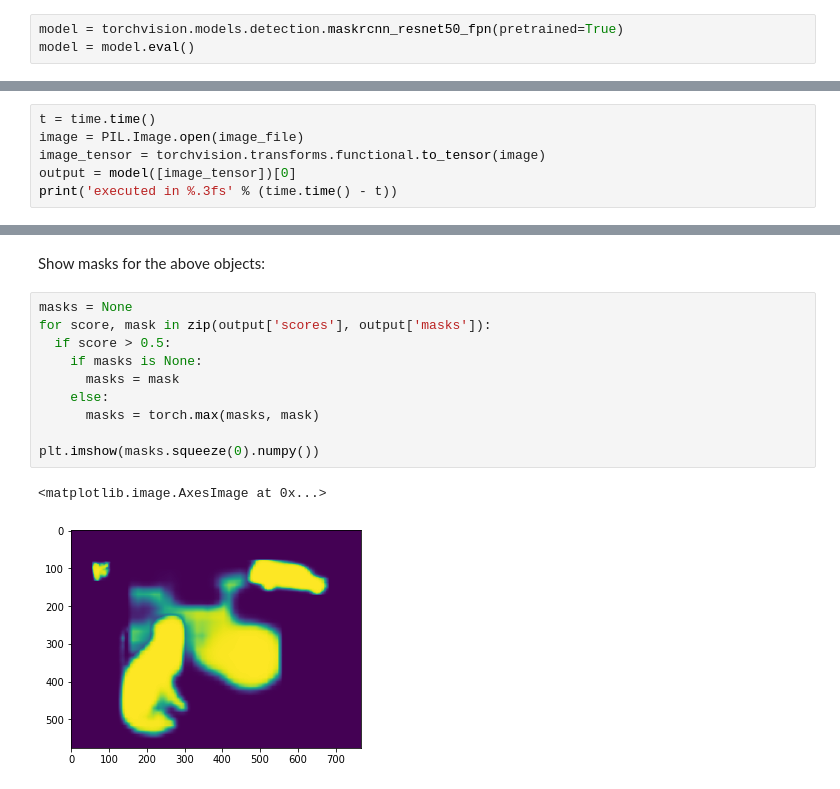
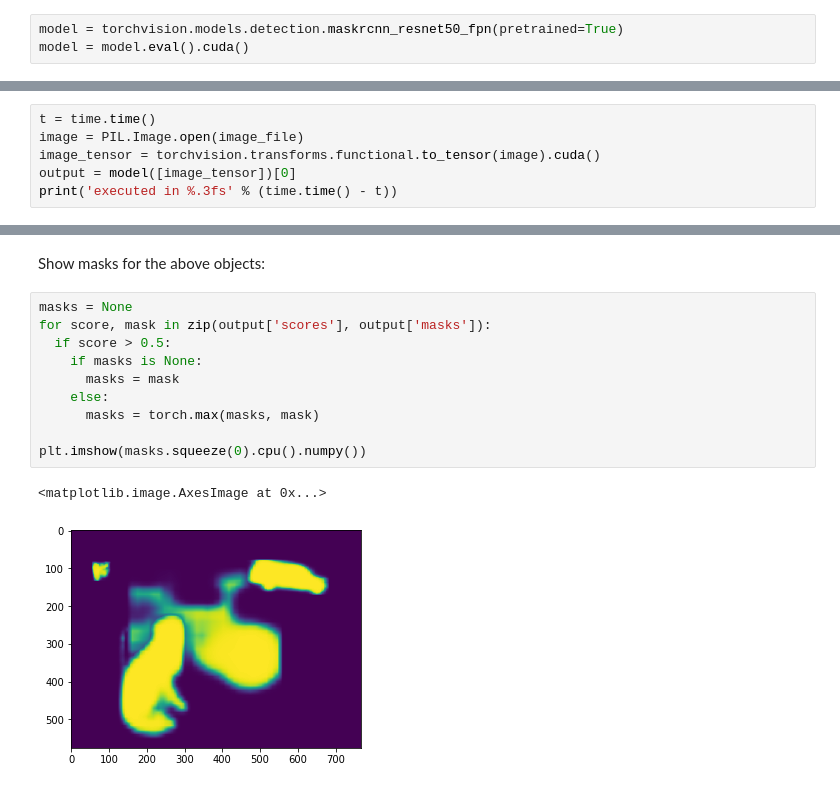
Before and after one commit to tugstugi/dl-colab-notebooks, a Jupyter notebook: notebooks/TorchvisionMaskRCNN.ipynb, the cells around one changed output, grey strips where cells are left out. Drawn from its saved outputs; the diff is of its cells as text.

Commit message:
use GPU for the TorchVision MaskRCNN notebook

```diff
--- a/notebooks/TorchvisionMaskRCNN.ipynb
+++ b/notebooks/TorchvisionMaskRCNN.ipynb
@@ -30,4 +24,4 @@ plt.rcParams["axes.grid"] = False
 ## Initialize Mask R-CNN and download pretrained weights
 # %%
 model = torchvision.models.detection.maskrcnn_resnet50_fpn(pretrained=True)
-model = model.eval()
+model = model.eval().cuda()
@@ -50,6 +47,6 @@ Execute  Mask R-CNN model on that image and show the result:
 # %%
 t = time.time()
 image = PIL.Image.open(image_file)
-image_tensor = torchvision.transforms.functional.to_tensor(image)
+image_tensor = torchvision.transforms.functional.to_tensor(image).cuda()
 output = model([image_tensor])[0]
 print('executed in %.3fs' % (time.time() - t))
@@ -84,13 +83,13 @@ Show masks for the above objects:
 # %%
 masks = None
 for score, mask in zip(output['scores'], output['masks']):
   if score > 0.5:
     if masks is None:
       masks = mask
     else:
       masks = torch.max(masks, mask)
 
-plt.imshow(masks.squeeze(0).numpy())
+plt.imshow(masks.squeeze(0).cpu().numpy())
 # %% [output]
 <matplotlib.image.AxesImage at 0x...>
-[figure, old version]
+[figure, new version]
```
Also changed, not shown: parts of 6 cells of this notebook.
